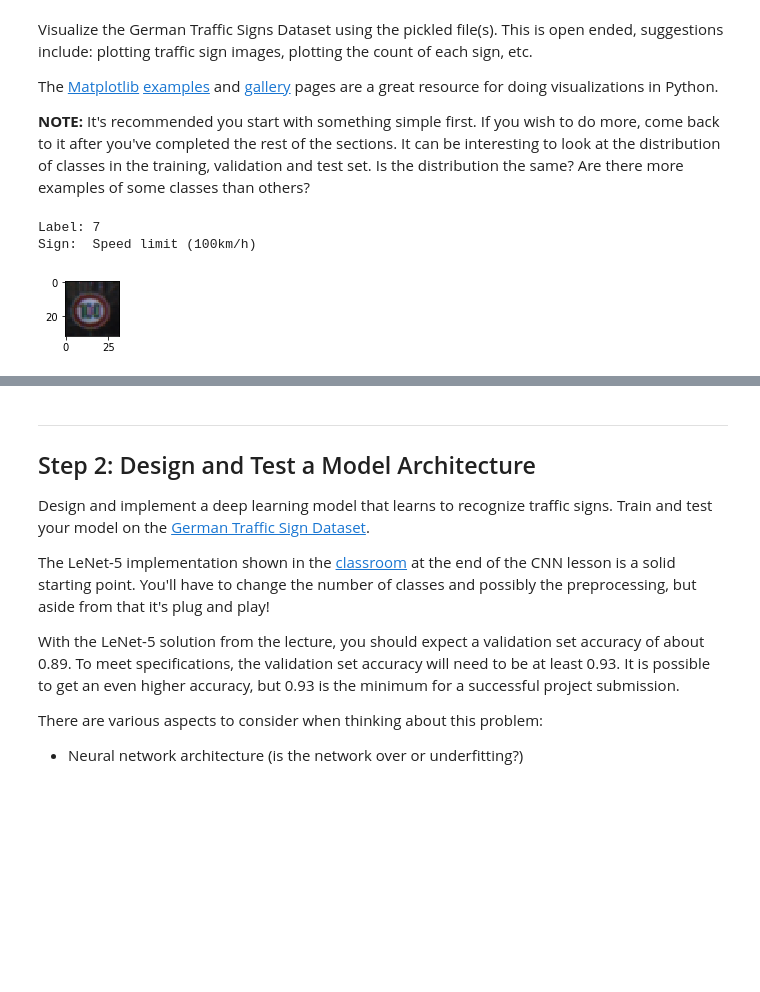
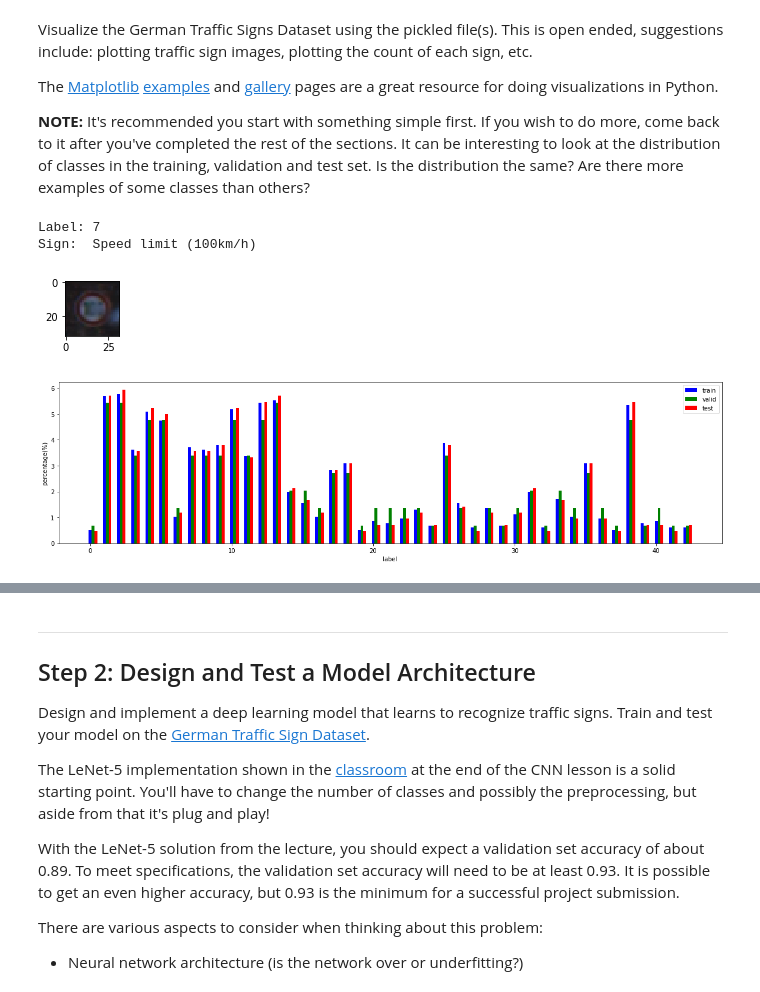
Before and after one commit to sangyezi/CarND-Traffic-Sign-Classifier-Project, a Jupyter notebook: Traffic_Sign_Classifier.ipynb, the cells around one changed output, grey strips where cells are left out. Saved outputs shown, nothing was run; the diff lists cells and outputs as text; code cells hidden in the pictures; blank space fills up the shorter version.

```diff
--- a/Traffic_Sign_Classifier.ipynb
+++ b/Traffic_Sign_Classifier.ipynb
@@ -24,7 +24,7 @@ The [rubric](https://review.udacity.com/#!/rubrics/481/view) contains "Stand Out
 import pickle
 
 # TODO: Fill this in based on where you saved the training and testing data
-DATA_DIR = "./traffic-signs-data/"
+DATA_DIR = "traffic-signs-data/"
 
 training_file = DATA_DIR + "train.p"
 validation_file = DATA_DIR + "valid.p"
@@ -121,4 +121,22 @@ print("Label: {}\nSign:  {}".format(label, traffic_sign_codes[label]))
 # %% [output]
 Label: 7
 Sign:  Speed limit (100km/h)
-[figure, old version]
+[figure, new version]
+# %%
+uniq, counts = np.unique(y_train, return_counts=True)
+percent_train = counts * 100 / y_train.shape
+uniq, counts = np.unique(y_valid, return_counts=True)
+percent_valid = counts * 100 / y_valid.shape
+uniq, counts = np.unique(y_test, return_counts=True)
+percent_test = counts * 100 / y_test.shape
+
+plt.figure(figsize=(20,5))
+bar1 = plt.bar(uniq, percent_train, width=0.2, color='b')
+bar2 = plt.bar(uniq + 0.2, percent_valid, width=0.2, color='g')
+bar3 = plt.bar(uniq + 0.4, percent_test, width=0.2, color='r')
+plt.ylabel('percentage(%)')
+plt.xlabel('label')
+plt.legend((bar1, bar2, bar3), ('train', 'valid', 'test'))
+plt.show()
+# %% [output]
+[figure, added]
```
Also changed, not shown: parts of 13 cells of this notebook, 2 other files.
